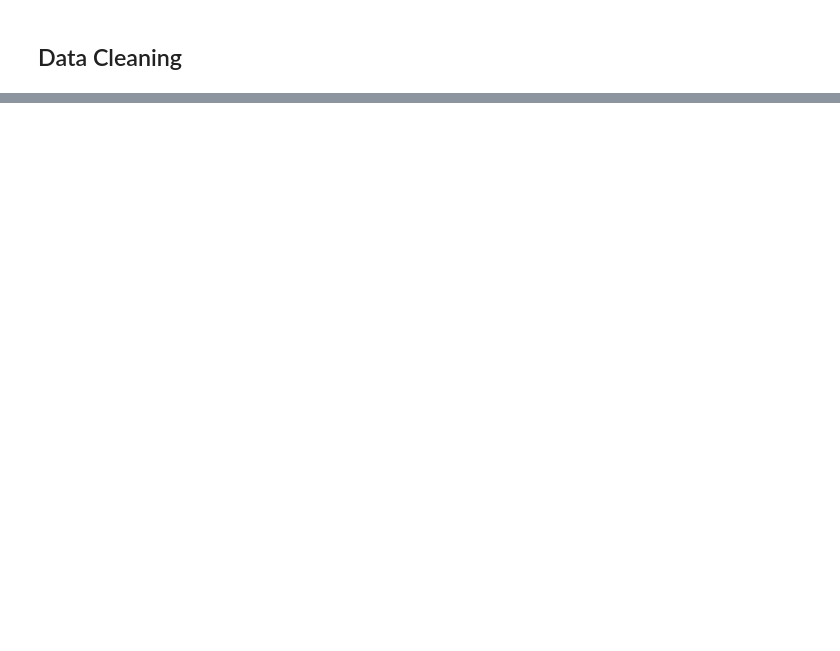
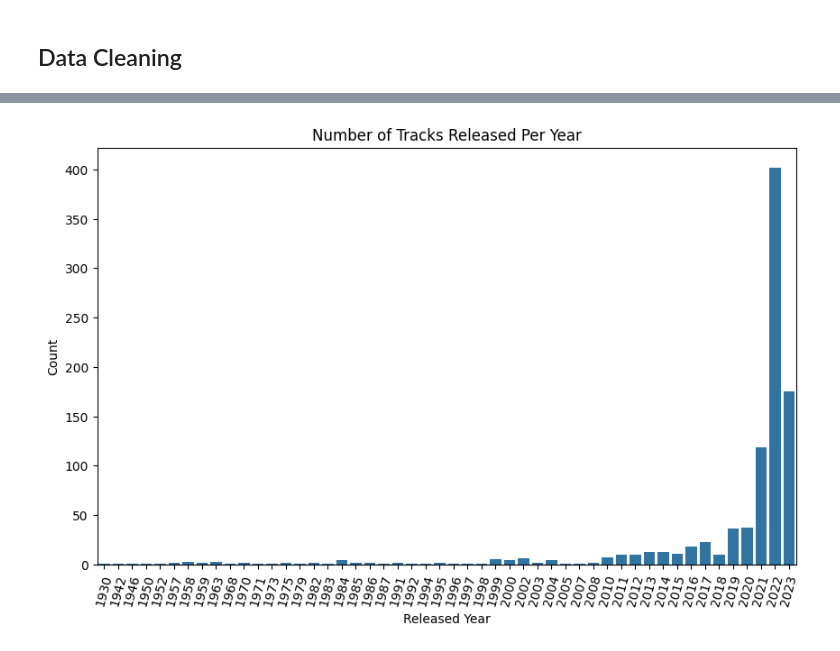
Before and after one commit to Impirs/Practice_BI, a Jupyter notebook: music/notebook/spotify_music.ipynb, the cells around one changed output, grey strips where cells are left out. Saved outputs shown, nothing was run; the diff lists cells and outputs as text; code cells hidden in the pictures; blank space fills up the shorter version.

```diff
--- a/music/notebook/spotify_music.ipynb
+++ b/music/notebook/spotify_music.ipynb
@@ -30,0 +153,10 @@ df.info()
+# %%
+plt.figure(figsize=(10, 6))
+sns.countplot(data=df, x='released_year')
+plt.xlabel('Released Year')
+plt.ylabel('Count')
+plt.title('Number of Tracks Released Per Year')
+plt.xticks(rotation=75)
+plt.show()
+# %% [output]
+[figure, added]
```
Also changed, not shown: parts of 14 cells of this notebook.
